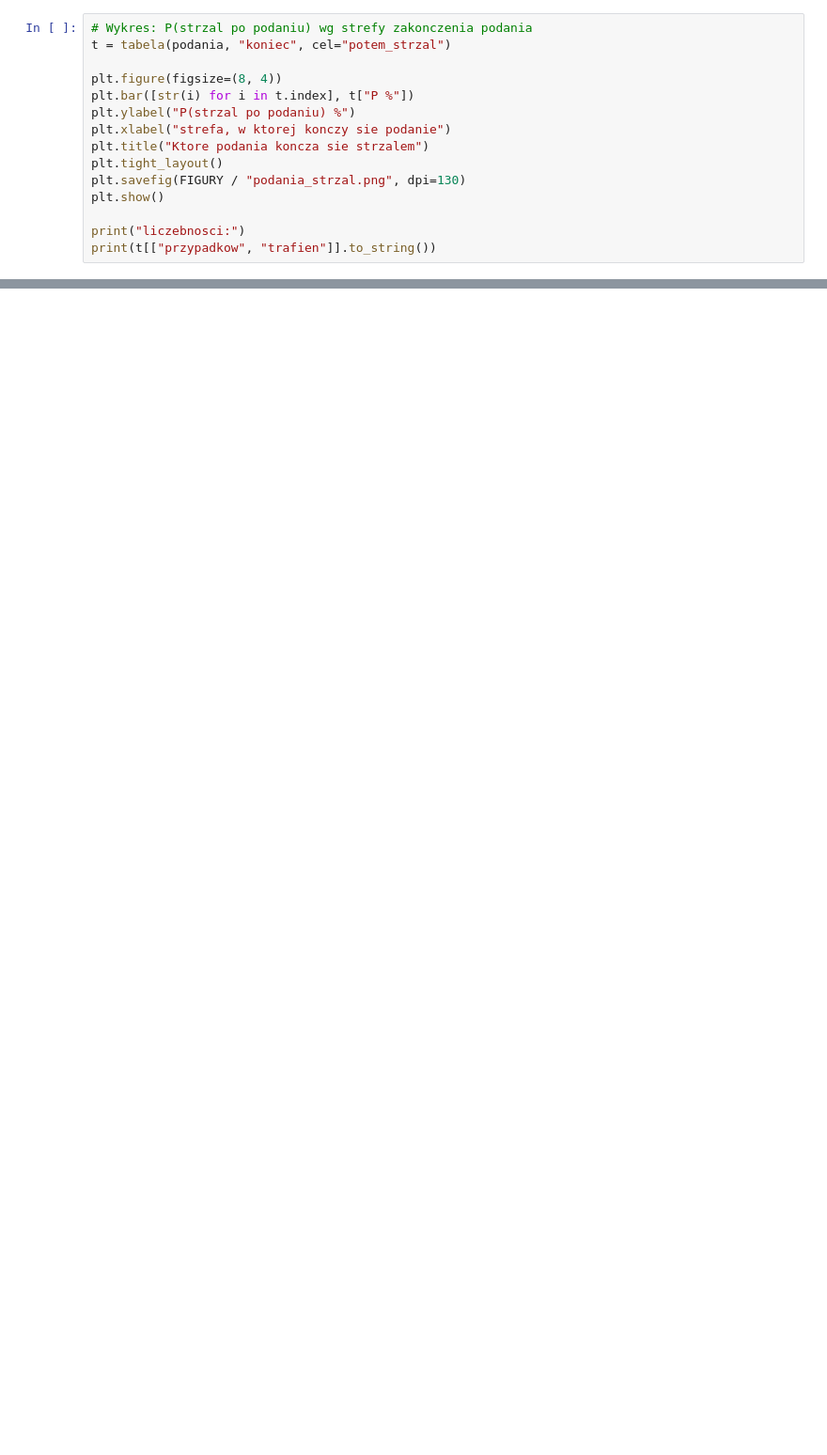
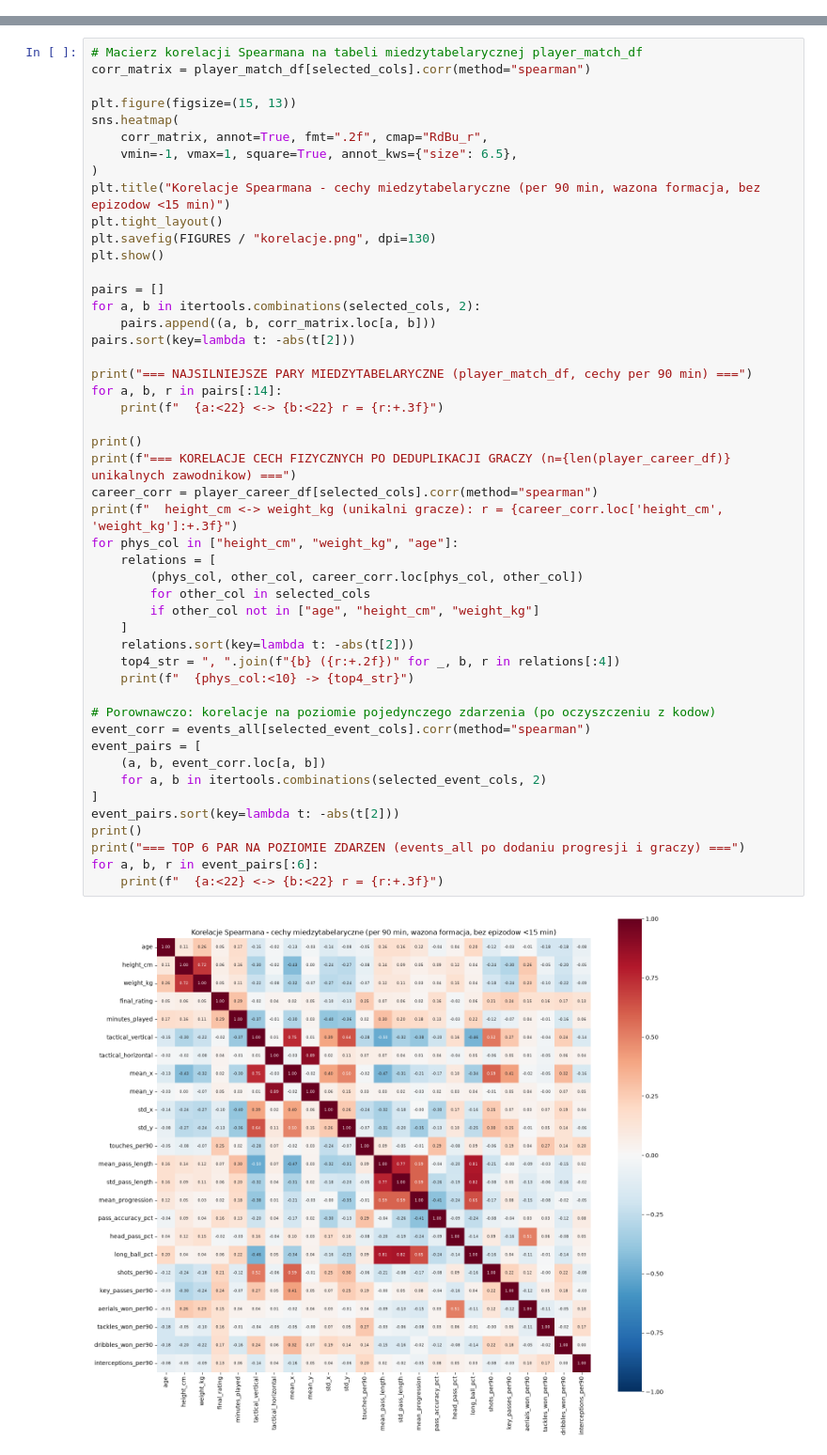
Before and after one commit to XeroChan/football-match-analytics, a Jupyter notebook: notebooks/02_eda.ipynb, the cells around one changed output, grey strips where cells are left out. Shown at 94% size. Drawn from its saved outputs; the diff is of its cells as text; blank space fills up the shorter version.

Commit message:
feat(notebook): add inter-table Spearman correlation with player deduplication

```diff
--- a/notebooks/02_eda.ipynb
+++ b/notebooks/02_eda.ipynb
@@ -601,15 +0,0 @@ True             249      117  46.99  40.9-53.2
-# %%
-# Wykres: P(strzal po podaniu) wg strefy zakonczenia podania
-t = tabela(podania, "koniec", cel="potem_strzal")
-
-plt.figure(figsize=(8, 4))
-plt.bar([str(i) for i in t.index], t["P %"])
-plt.ylabel("P(strzal po podaniu) %")
-plt.xlabel("strefa, w ktorej konczy sie podanie")
-plt.title("Ktore podania koncza sie strzalem")
-plt.tight_layout()
-plt.savefig(FIGURY / "podania_strzal.png", dpi=130)
-plt.show()
-
-print("liczebnosci:")
-print(t[["przypadkow", "trafien"]].to_string())
@@ -907,0 +406,50 @@ nic nie znaczą. Całość traktuj jako rozpoznanie danych, nie wynik.
+# %%
+# Macierz korelacji Spearmana na tabeli miedzytabelarycznej player_match_df
+corr_matrix = player_match_df[selected_cols].corr(method="spearman")
+
+plt.figure(figsize=(15, 13))
+sns.heatmap(
+    corr_matrix, annot=True, fmt=".2f", cmap="RdBu_r",
+    vmin=-1, vmax=1, square=True, annot_kws={"size": 6.5},
+)
+plt.title("Korelacje Spearmana - cechy miedzytabelaryczne (per 90 min, wazona formacja, bez epizodow <15 min)")
+plt.tight_layout()
+plt.savefig(FIGURES / "korelacje.png", dpi=130)
+plt.show()
+
+pairs = []
+for a, b in itertools.combinations(selected_cols, 2):
+    pairs.append((a, b, corr_matrix.loc[a, b]))
+pairs.sort(key=lambda t: -abs(t[2]))
+
+print("=== NAJSILNIEJSZE PARY MIEDZYTABELARYCZNE (player_match_df, cechy per 90 min) ===")
+for a, b, r in pairs[:14]:
+    print(f"  {a:<22} <-> {b:<22} r = {r:+.3f}")
+
+print()
+print(f"=== KORELACJE CECH FIZYCZNYCH PO DEDUPLIKACJI GRACZY (n={len(player_career_df)} unikalnych zawodnikow) ===")
+career_corr = player_career_df[selected_cols].corr(method="spearman")
+print(f"  height_cm <-> weight_kg (unikalni gracze): r = {career_corr.loc['height_cm', 'weight_kg']:+.3f}")
+for phys_col in ["height_cm", "weight_kg", "age"]:
+    relations = [
+        (phys_col, other_col, career_corr.loc[phys_col, other_col])
+        for other_col in selected_cols
+        if other_col not in ["age", "height_cm", "weight_kg"]
+    ]
+    relations.sort(key=lambda t: -abs(t[2]))
+    top4_str = ", ".join(f"{b} ({r:+.2f})" for _, b, r in relations[:4])
+    print(f"  {phys_col:<10} -> {top4_str}")
+
+# Porownawczo: korelacje na poziomie pojedynczego zdarzenia (po oczyszczeniu z kodow)
+event_corr = events_all[selected_event_cols].corr(method="spearman")
+event_pairs = [
+    (a, b, event_corr.loc[a, b])
+    for a, b in itertools.combinations(selected_event_cols, 2)
+]
+event_pairs.sort(key=lambda t: -abs(t[2]))
+print()
+print("=== TOP 6 PAR NA POZIOMIE ZDARZEN (events_all po dodaniu progresji i graczy) ===")
+for a, b, r in event_pairs[:6]:
+    print(f"  {a:<22} <-> {b:<22} r = {r:+.3f}")
+# %% [output]
+[figure, added]
```
Also changed, not shown: parts of 78 cells of this notebook.
